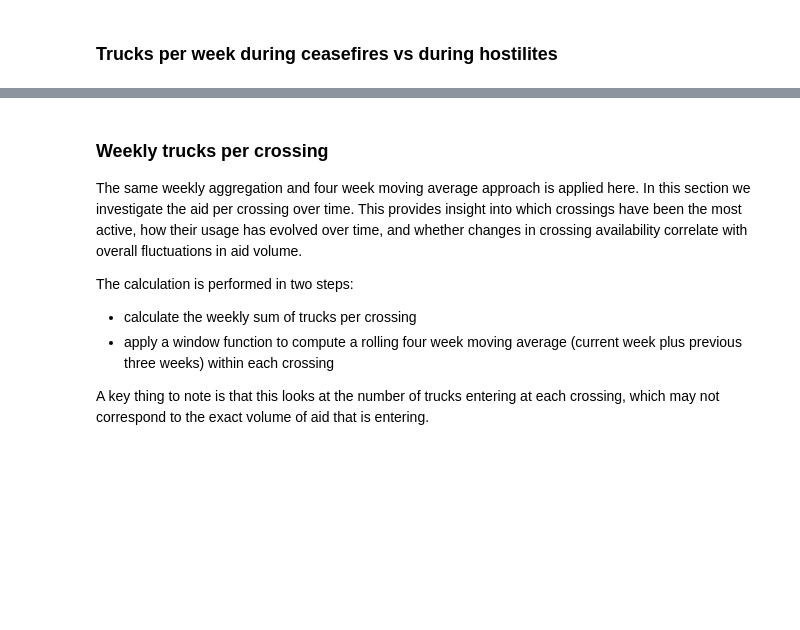
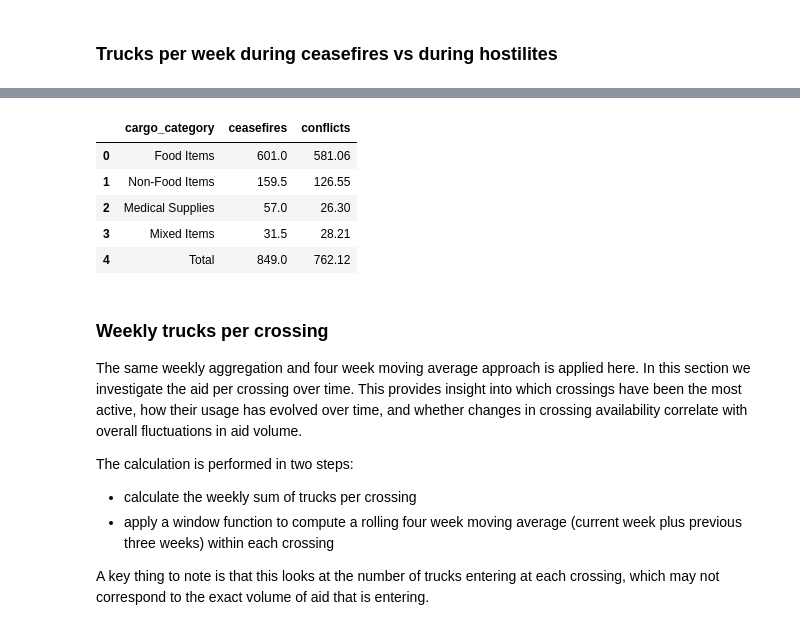
Before and after one commit to AkbarMoledina/humanitarian_needs_in_palestine, a Jupyter notebook: analyses/2_aid_received_analysis.ipynb, the cells around one changed output, grey strips where cells are left out. Saved outputs shown, nothing was run; the diff lists cells and outputs as text; code cells hidden in the pictures; blank space fills up the shorter version.

```diff
--- a/analyses/2_aid_received_analysis.ipynb
+++ b/analyses/2_aid_received_analysis.ipynb
@@ -212,3 +148,47 @@ print(df)
+# %%
+con.execute("""
+    WITH trucks_per_week_per_category AS (
+        SELECT
+            cargo_category,
+            year,
+            week_of_year,
+            SUM(CASE WHEN is_ceasefire = 1 THEN 1 ELSE 0 END) >= 4 AS ceasefire_week,
+            SUM(number_of_trucks) AS weekly_trucks
+        FROM main_mart.aid_events
+        GROUP BY cargo_category, year, week_of_year
+    ),
+
+    weekly_averages AS (
+        SELECT
+            cargo_category,
+            ROUND(AVG(CASE WHEN ceasefire_week = 1 THEN weekly_trucks ELSE NULL END), 2) AS ceasefires,
+            ROUND(AVG(CASE WHEN ceasefire_week = 0 THEN weekly_trucks ELSE NULL END), 2) AS conflicts
+        FROM trucks_per_week_per_category
+        GROUP BY cargo_category
+    )
+
+    SELECT * FROM (
+        SELECT * FROM weekly_averages
+
+        UNION ALL
+
+        SELECT
+            'Total',
+            SUM(ceasefires),
+            SUM(conflicts)
+        FROM weekly_averages
+    )
+    ORDER BY
+        CASE WHEN cargo_category = 'Total' THEN 0 ELSE (ceasefires + conflicts) END DESC
+
+""").df()
+# %% [output]
+|  | cargo_category | ceasefires | conflicts |
+| 0 | Food Items | 601.0 | 581.06 |
+| 1 | Non-Food Items | 159.5 | 126.55 |
+| 2 | Medical Supplies | 57.0 | 26.30 |
+| 3 | Mixed Items | 31.5 | 28.21 |
+| 4 | Total | 849.0 | 762.12 |
 # %% [markdown]
 ### Weekly trucks per crossing
 
```
Also changed, not shown: parts of 7 cells of this notebook, 13 other files.
